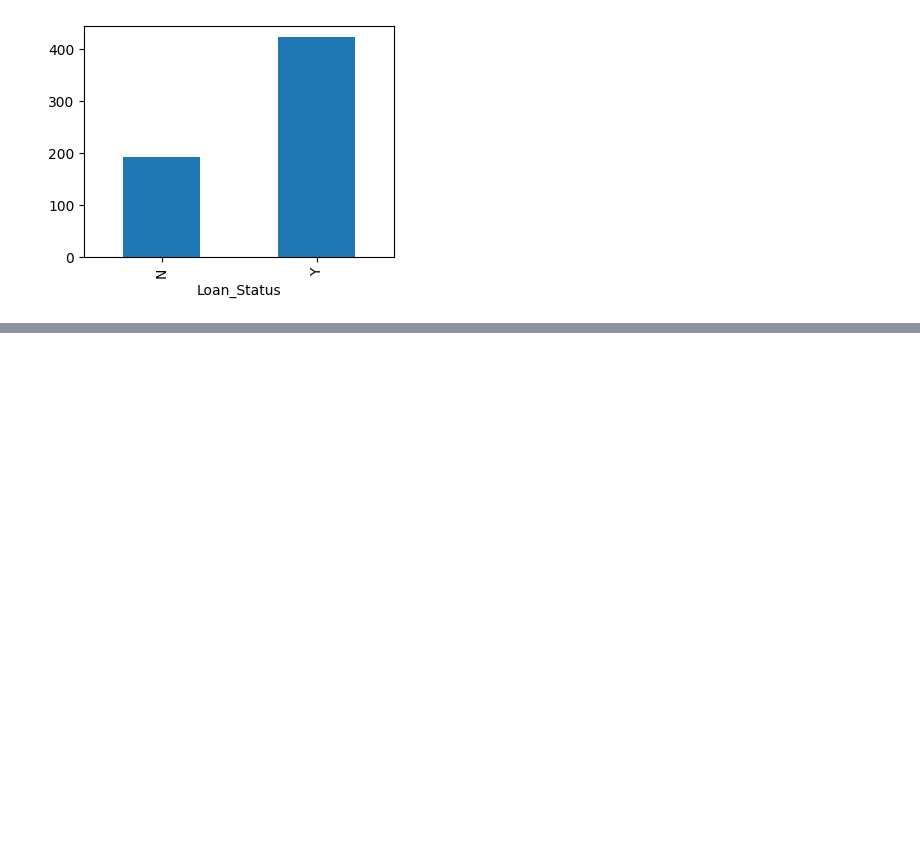
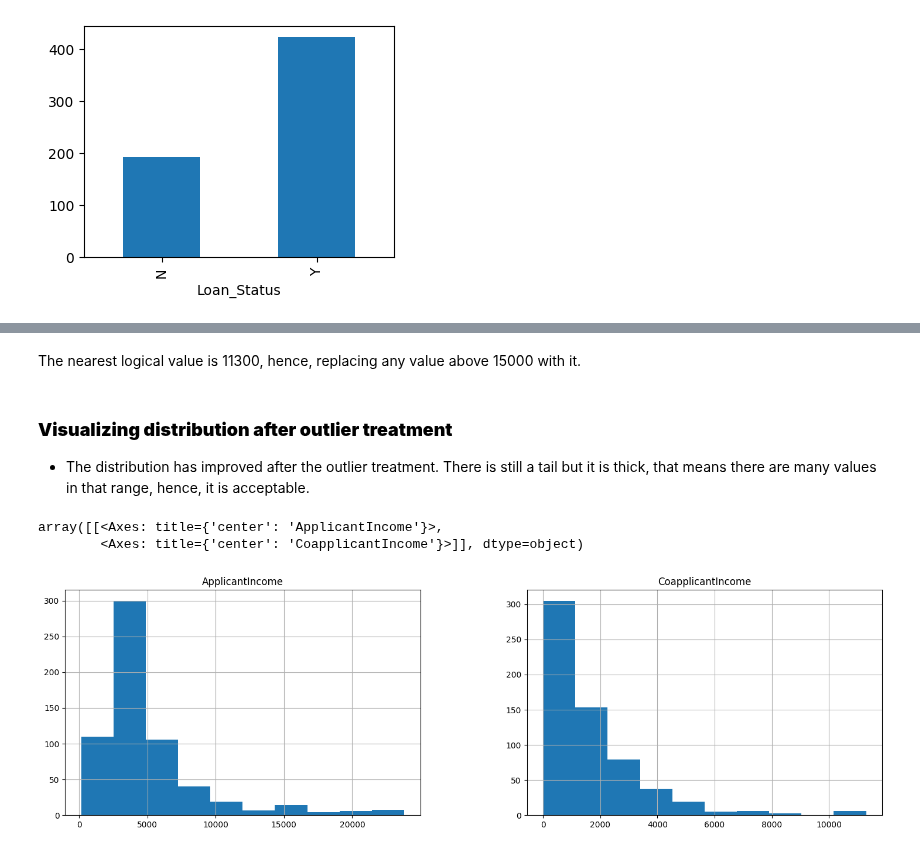
Before and after one commit to anish3565/Case_Studies, a Jupyter notebook: Classification/2. LoanApprovalData.ipynb, the cells around one changed output, grey strips where cells are left out. Drawn from its saved outputs; the diff is of its cells as text; code cells hidden in the pictures; blank space fills up the shorter version.

```diff
--- a/Classification/2. LoanApprovalData.ipynb
+++ b/Classification/2. LoanApprovalData.ipynb
@@ -88,0 +314,3 @@ GroupedData.plot(kind='bar', figsize=(4,3))
+# %%
+# Replacing outliers with nearest possibe value
+LoanData['ApplicantIncome'][LoanData['ApplicantIncome'] > 30000] = 23803
@@ -88,0 +330,14 @@ GroupedData.plot(kind='bar', figsize=(4,3))
+# %% [markdown]
+The nearest logical value is 11300, hence, replacing any value above 15000 with it.
+# %%
+# Replacing outliers with nearest possibe value
+LoanData['CoapplicantIncome'][LoanData['CoapplicantIncome']>15000] = 11300
+# %% [markdown]
+### **Visualizing distribution after outlier treatment**
+- The distribution has improved after the outlier treatment. There is still a tail but it is thick, that means there are many values in that range, hence, it is acceptable.
+# %%
+LoanData.hist(['ApplicantIncome', 'CoapplicantIncome'], figsize=(18,5))
+# %% [output]
+array([[<Axes: title={'center': 'ApplicantIncome'}>,
+        <Axes: title={'center': 'CoapplicantIncome'}>]], dtype=object)
+[figure, added]
```
Also changed, not shown: parts of 24 cells of this notebook.
